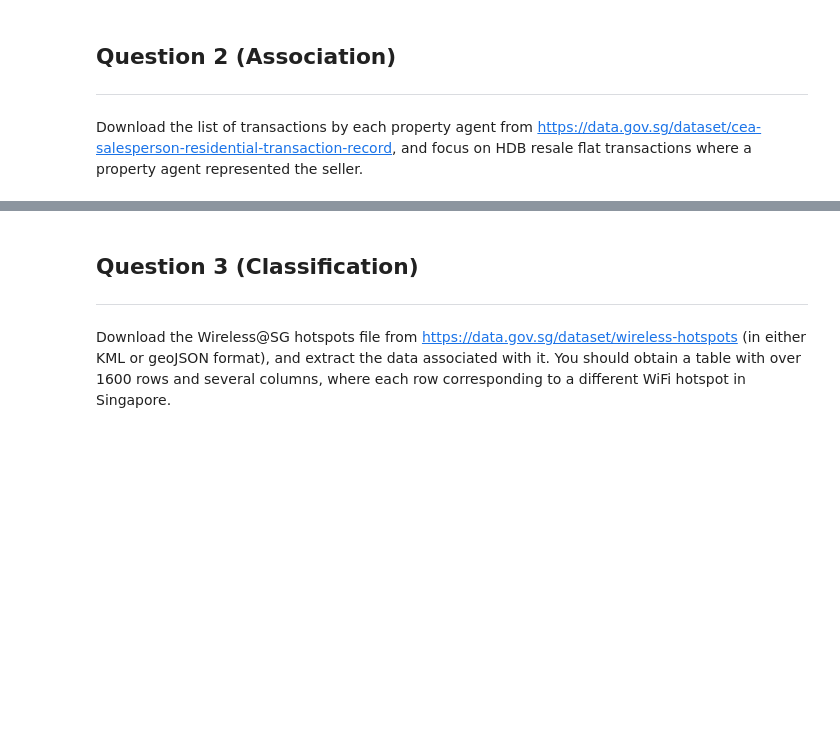
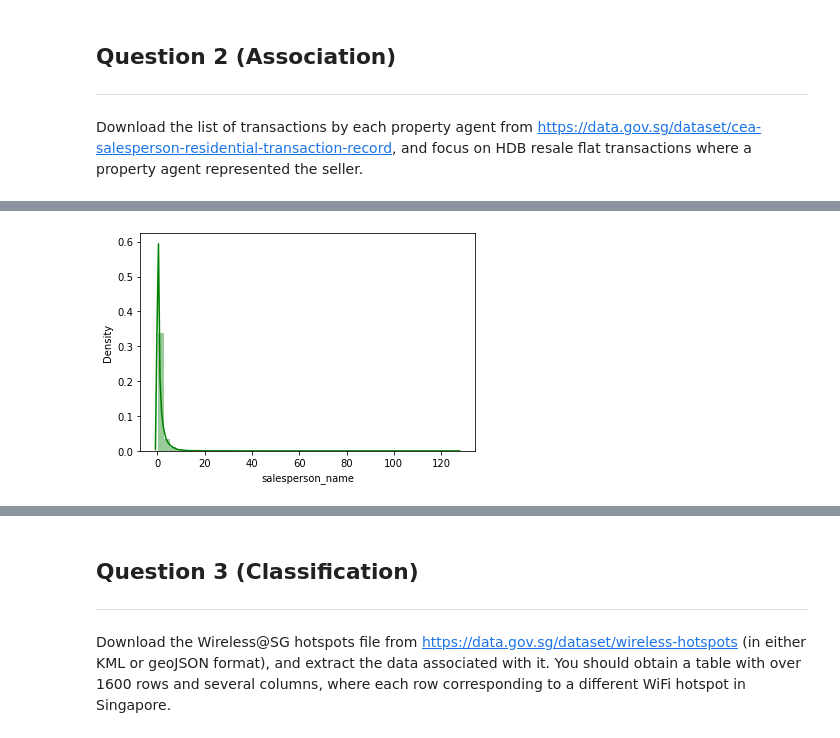
Before and after one commit to tayhuihong/DSAID-QS_submission, a Jupyter notebook: section1.ipynb, the cells around one changed output, grey strips where cells are left out. Drawn from its saved outputs; the diff is of its cells as text; code cells hidden in the pictures; blank space fills up the shorter version.

```diff
--- a/section1.ipynb
+++ b/section1.ipynb
@@ -47,0 +125,4 @@ The information has now been recovered from a backup copy of the file. Compared
+# %%
+#Import dataset
+agent_df = pd.read_csv("cea-salespersons-property-transaction-records-residential.csv", dtype={'district': str})
+agent_df.replace('-', np.nan, inplace=True)
@@ -47,0 +133,6 @@ The information has now been recovered from a backup copy of the file. Compared
+# %%
+#Find mean transaction each year
+agent_df['transaction_year']= agent_df.transaction_date.str[-4:]
+mean_per_agent = agent_df.groupby(['salesperson_name']).salesperson_name.count()/len(agent_df.transaction_year.unique())
+overall_mean_transaction = mean_per_agent.mean()
+overall_mean_transaction
@@ -47,0 +150,7 @@ The information has now been recovered from a backup copy of the file. Compared
+# %%
+import seaborn as sns
+fig, ax = plt.subplots()
+sns.distplot(mean_per_agent, color="g", ax=ax)
+plt.show()
+# %% [output]
+[figure, added]
```
Also changed, not shown: parts of 18 cells of this notebook.
